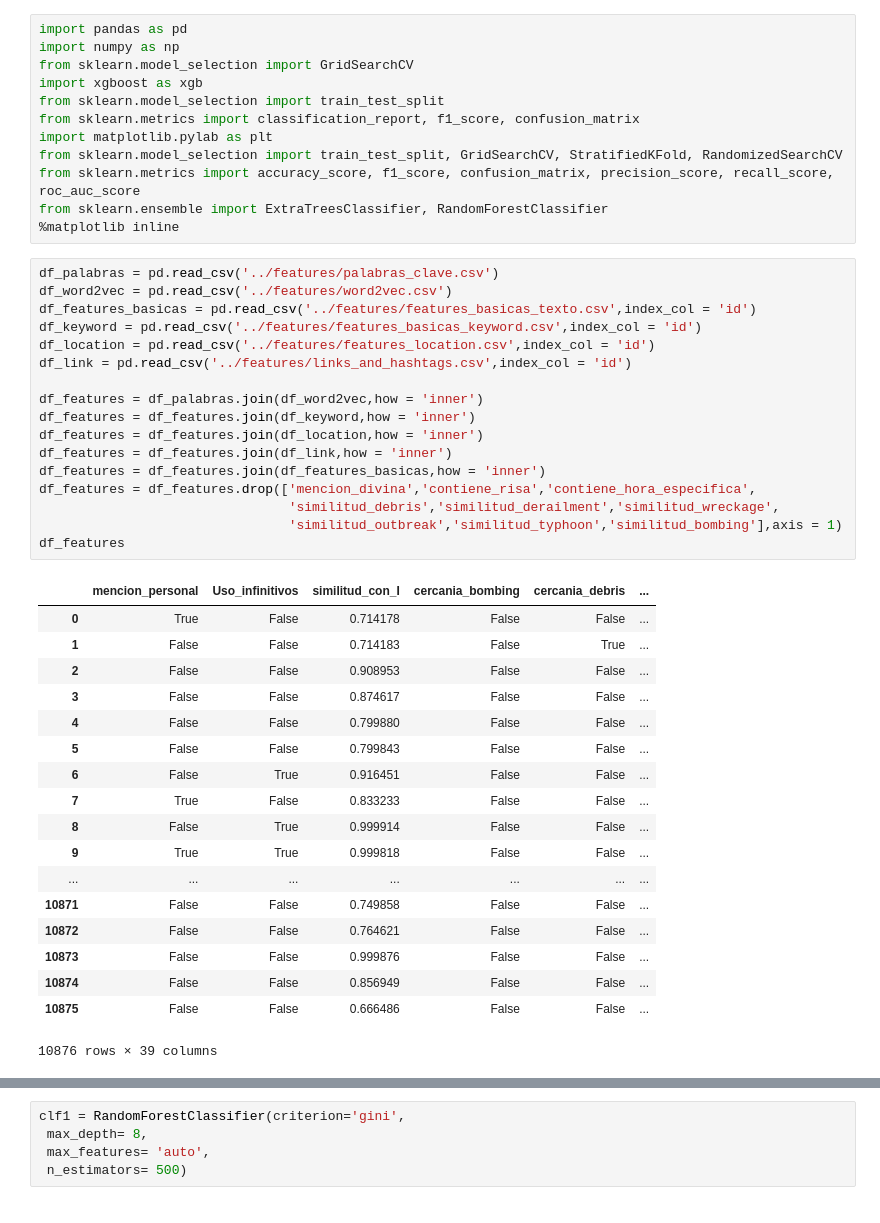
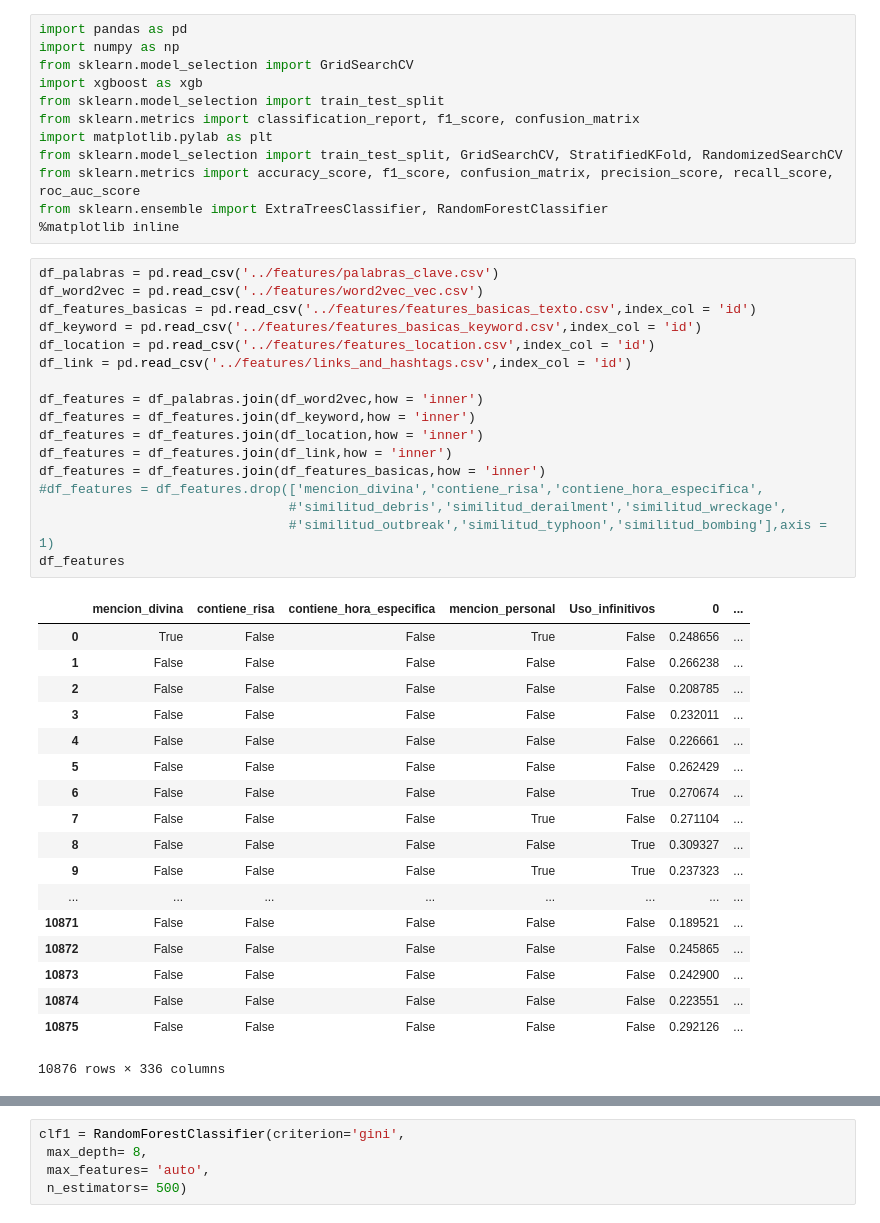
Before and after one commit to fsicardir/datos-tp2, a Jupyter notebook: notebooks_models/All_features.ipynb, the cells around one changed output, grey strips where cells are left out. Saved outputs shown, nothing was run; the diff lists cells and outputs as text.

```diff
--- a/notebooks_models/All_features.ipynb
+++ b/notebooks_models/All_features.ipynb
@@ -14,40 +14,40 @@ from sklearn.ensemble import ExtraTreesClassifier, RandomForestClassifier
 %matplotlib inline
 # %%
 df_palabras = pd.read_csv('../features/palabras_clave.csv')
-df_word2vec = pd.read_csv('../features/word2vec.csv')
+df_word2vec = pd.read_csv('../features/word2vec_vec.csv')
 df_features_basicas = pd.read_csv('../features/features_basicas_texto.csv',index_col = 'id')
 df_keyword = pd.read_csv('../features/features_basicas_keyword.csv',index_col = 'id')
 df_location = pd.read_csv('../features/features_location.csv',index_col = 'id')
 df_link = pd.read_csv('../features/links_and_hashtags.csv',index_col = 'id')
 
 df_features = df_palabras.join(df_word2vec,how = 'inner')
 df_features = df_features.join(df_keyword,how = 'inner')
 df_features = df_features.join(df_location,how = 'inner')
 df_features = df_features.join(df_link,how = 'inner')
 df_features = df_features.join(df_features_basicas,how = 'inner')
-df_features = df_features.drop(['mencion_divina','contiene_risa','contiene_hora_especifica',
-                                'similitud_debris','similitud_derailment','similitud_wreckage',
-                                'similitud_outbreak','similitud_typhoon','similitud_bombing'],axis = 1)
+#df_features = df_features.drop(['mencion_divina','contiene_risa','contiene_hora_especifica',
+                                #'similitud_debris','similitud_derailment','similitud_wreckage',
+                                #'similitud_outbreak','similitud_typhoon','similitud_bombing'],axis = 1)
 df_features
 # %% [output]
-|  | mencion_personal | Uso_infinitivos | similitud_con_I | cercania_bombing | cercania_debris | ... |
-| 0 | True | False | 0.714178 | False | False | ... |
-| 1 | False | False | 0.714183 | False | True | ... |
-| 2 | False | False | 0.908953 | False | False | ... |
-| 3 | False | False | 0.874617 | False | False | ... |
-| 4 | False | False | 0.799880 | False | False | ... |
-| 5 | False | False | 0.799843 | False | False | ... |
-| 6 | False | True | 0.916451 | False | False | ... |
-| 7 | True | False | 0.833233 | False | False | ... |
-| 8 | False | True | 0.999914 | False | False | ... |
-| 9 | True | True | 0.999818 | False | False | ... |
-| ... | ... | ... | ... | ... | ... | ... |
-| 10871 | False | False | 0.749858 | False | False | ... |
-| 10872 | False | False | 0.764621 | False | False | ... |
-| 10873 | False | False | 0.999876 | False | False | ... |
-| 10874 | False | False | 0.856949 | False | False | ... |
-| 10875 | False | False | 0.666486 | False | False | ... |
+|  | mencion_divina | contiene_risa | contiene_hora_especifica | mencion_personal | Uso_infinitivos | 0 | ... |
+| 0 | True | False | False | True | False | 0.248656 | ... |
+| 1 | False | False | False | False | False | 0.266238 | ... |
+| 2 | False | False | False | False | False | 0.208785 | ... |
+| 3 | False | False | False | False | False | 0.232011 | ... |
+| 4 | False | False | False | False | False | 0.226661 | ... |
+| 5 | False | False | False | False | False | 0.262429 | ... |
+| 6 | False | False | False | False | True | 0.270674 | ... |
+| 7 | False | False | False | True | False | 0.271104 | ... |
+| 8 | False | False | False | False | True | 0.309327 | ... |
+| 9 | False | False | False | True | True | 0.237323 | ... |
+| ... | ... | ... | ... | ... | ... | ... | ... |
+| 10871 | False | False | False | False | False | 0.189521 | ... |
+| 10872 | False | False | False | False | False | 0.245865 | ... |
+| 10873 | False | False | False | False | False | 0.242900 | ... |
+| 10874 | False | False | False | False | False | 0.223551 | ... |
+| 10875 | False | False | False | False | False | 0.292126 | ... |
-10876 rows × 39 columns
+10876 rows × 336 columns
 # %%
 df_train = pd.read_csv('../dataset/train.csv', index_col='id')
 df_test = pd.read_csv('../dataset/test.csv', index_col='id')
```
Also changed, not shown: parts of 4 cells of this notebook, 6 other files.
